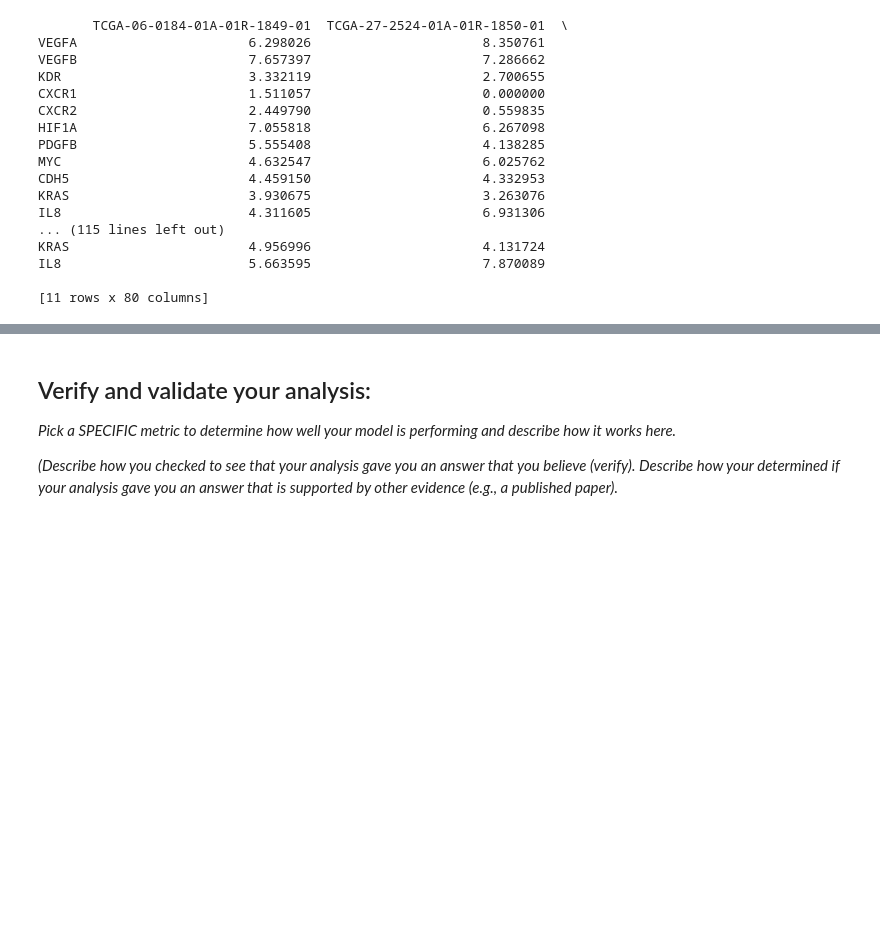
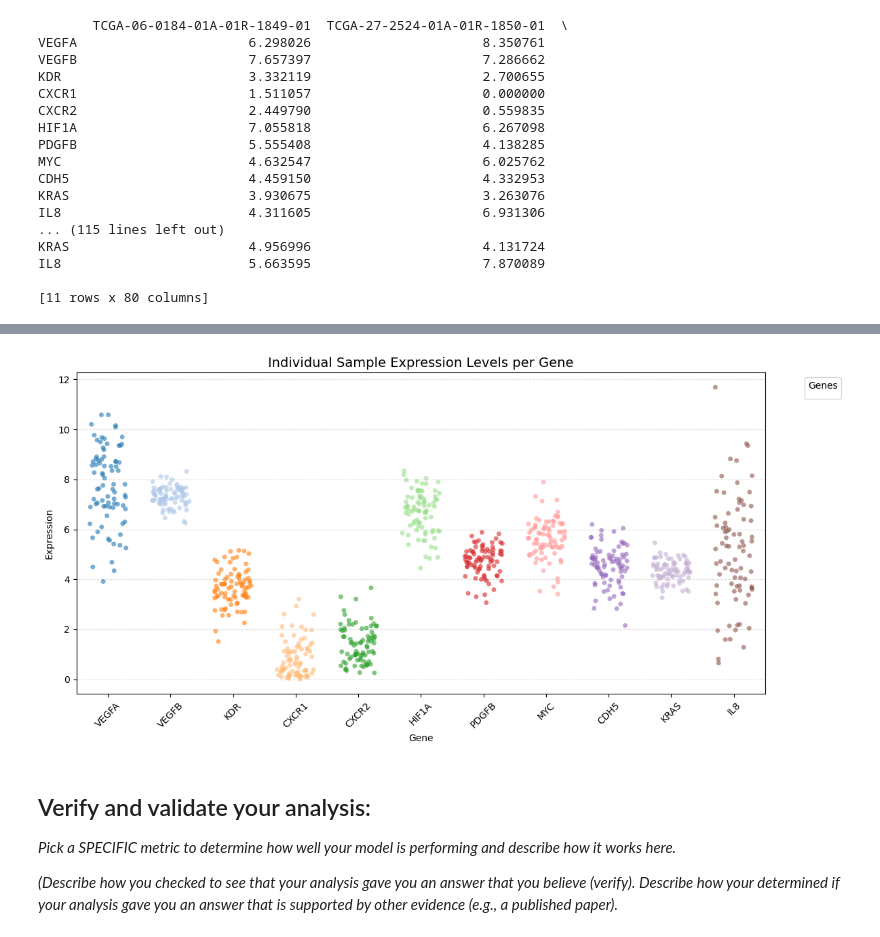
Before and after one commit to ktt920/Module-4-Cancer, a Jupyter notebook: code/Module 4 Template.ipynb, the cells around one changed output, grey strips where cells are left out. Cells and saved outputs as stored; diff of their text form; code cells hidden in the pictures; blank space fills up the shorter version.

```diff
--- a/code/Module 4 Template.ipynb
+++ b/code/Module 4 Template.ipynb
@@ -182,3 +165,28 @@ This present two possible expanation linking the bAVM, one is that in certain po
+# %%
+import matplotlib.pyplot as plt
+import seaborn as sns
+
+# 1. Transform data from Wide to Long format
+# This creates a table with columns: [Gene, Sample_ID, Expression_Value]
+df_long = GBM_gene_data.reset_index().melt(id_vars='index')
+df_long.columns = ['Gene', 'Sample', 'Expression']
+
+# 2. Plotting every point
+plt.figure(figsize=(12, 6))
+
+# 'stripplot' plots every individual data point
+# 'jitter=True' spreads them out slightly so they don't overlap in a straight vertical line
+sns.stripplot(data=df_long, x='Gene', y='Expression', hue='Gene',
+              jitter=0.3, size=5, alpha=0.6, palette='tab20')
+
+plt.title("Individual Sample Expression Levels per Gene", fontsize=14)
+plt.xticks(rotation=45)
+plt.grid(axis='y', linestyle='--', alpha=0.4)
+plt.legend(bbox_to_anchor=(1.05, 1), loc='upper left', title="Genes")
+plt.tight_layout()
+plt.show()
+# %% [output]
+[figure, added]
 # %% [markdown]
 ## Verify and validate your analysis:
 *Pick a SPECIFIC metric to determine how well your model is performing and describe how it works here.*
```
Also changed, not shown: parts of 10 cells of this notebook.
